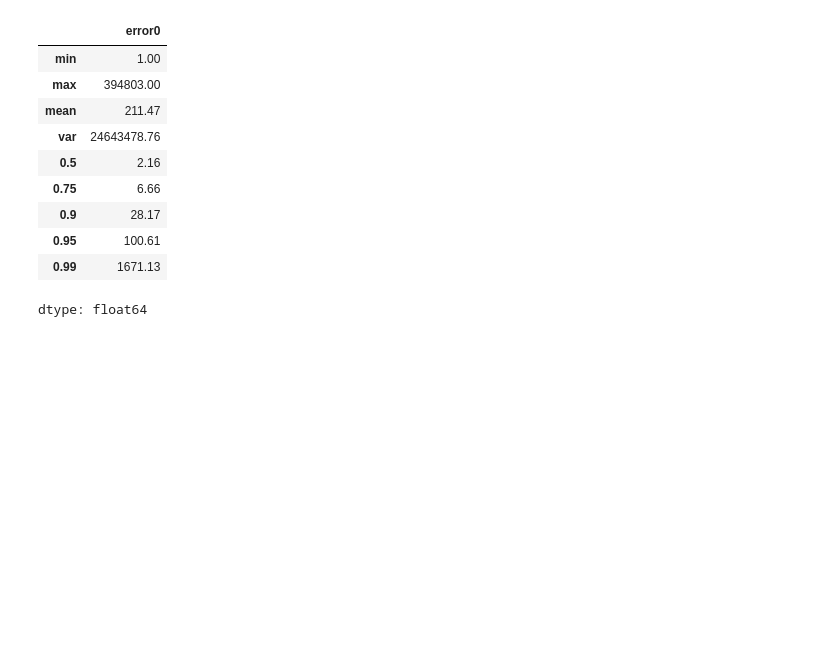
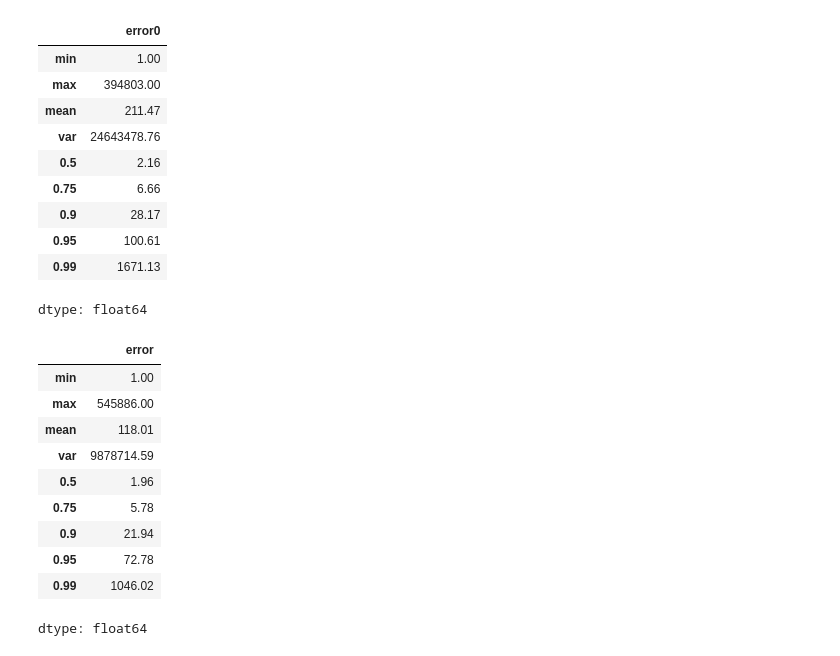
Before and after one commit to Erostrate9/vldb2021_fauce, a Jupyter notebook: colab_notebooks/Fauce.ipynb, the cells around one changed output. Drawn from its saved outputs; the diff is of its cells as text; code cells hidden in the pictures; blank space fills up the shorter version.

Commit message:
Update testing results

```diff
--- a/colab_notebooks/Fauce.ipynb
+++ b/colab_notebooks/Fauce.ipynb
@@ -1938,0 +2001,20 @@ dtype: float64
+# %%
+import pandas as pd
+df_error = pd.read_csv('/content/vldb2021_fauce/models_training/results/trained_on_JobLight-train_tested_on_JobLight-train.csv')
+stats = df_error['error'].agg(['min','max','mean', 'var'])
+quantiles = df_error['error'].quantile([0.50, 0.75, 0.90, 0.95, 0.99])
+combined_stats =  pd.concat([stats, quantiles])
+combined_stats = combined_stats.round(2)
+combined_stats
+# %% [output]
+|  | error |
+| min | 1.00 |
+| max | 545886.00 |
+| mean | 118.01 |
+| var | 9878714.59 |
+| 0.5 | 1.96 |
+| 0.75 | 5.78 |
+| 0.9 | 21.94 |
+| 0.95 | 72.78 |
+| 0.99 | 1046.02 |
+dtype: float64
```
Also changed, not shown: parts of 13 cells of this notebook, 4 other files.
